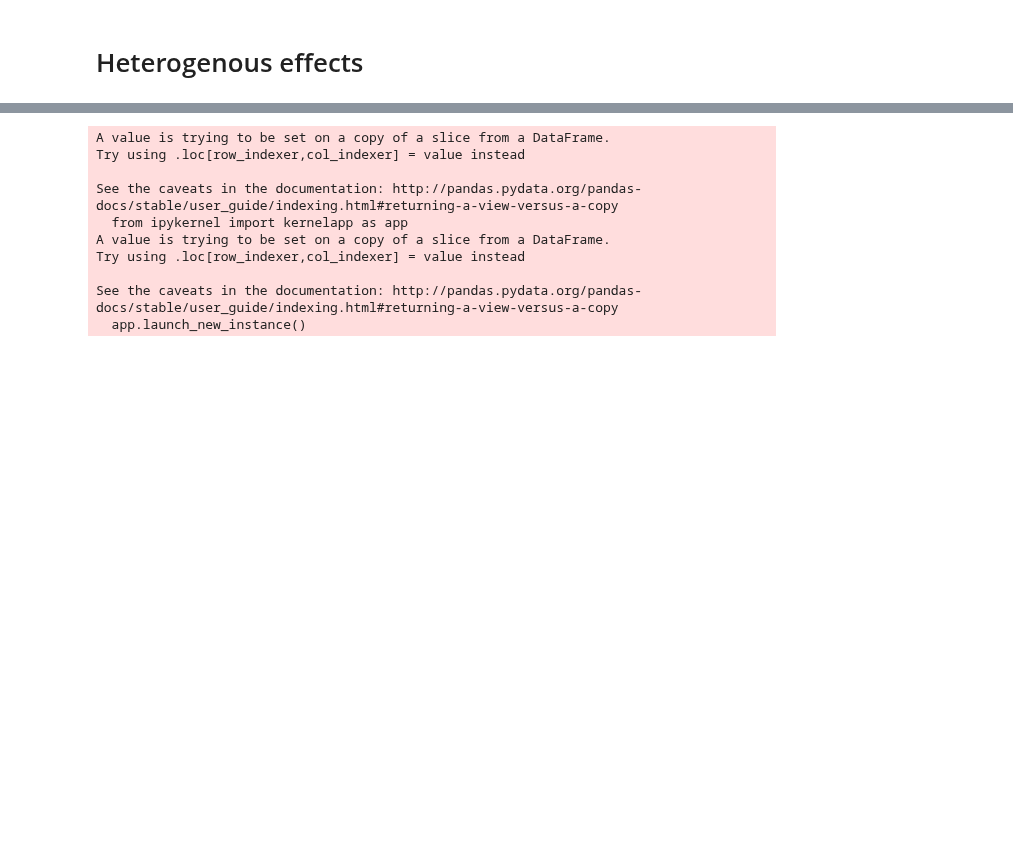
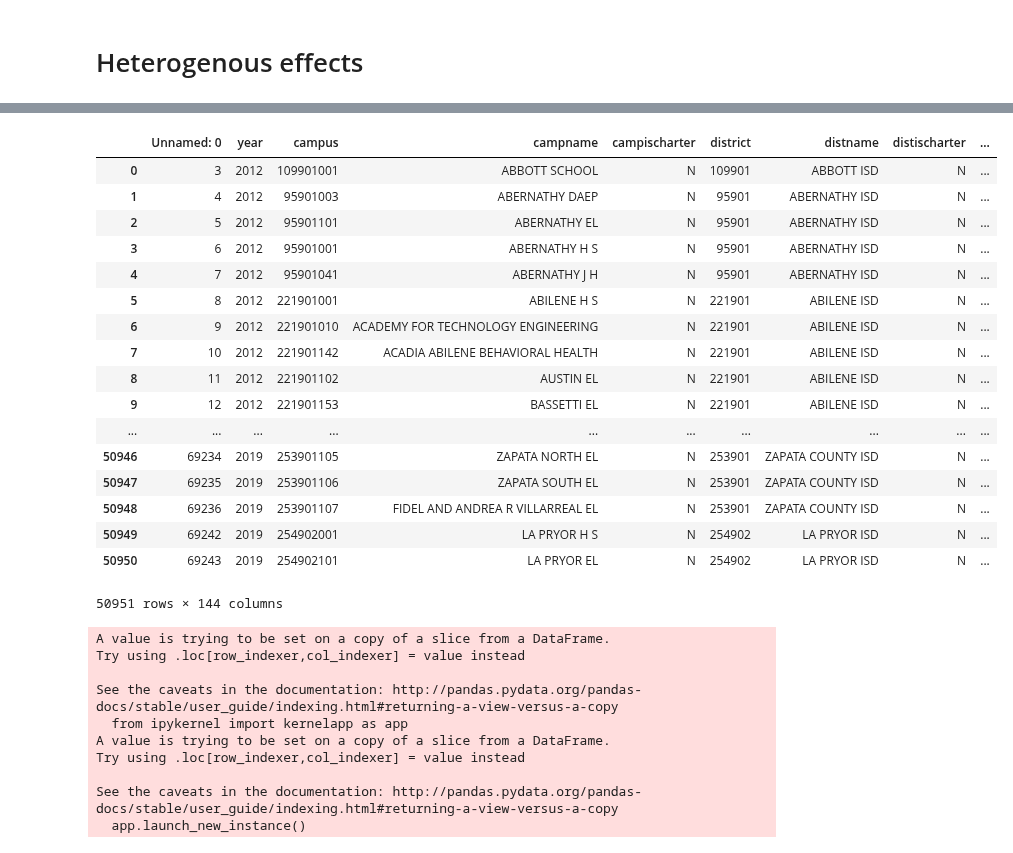
Before and after one commit to KylieLAnglin/dofis, a Jupyter notebook: analysis/causal/gdid.ipynb, the cells around one changed output, grey strips where cells are left out. Saved outputs shown, nothing was run; the diff lists cells and outputs as text; code cells hidden in the pictures; blank space fills up the shorter version.

Commit message:
update GDID with teacher turnover

```diff
--- a/analysis/causal/gdid.ipynb
+++ b/analysis/causal/gdid.ipynb
@@ -118,12 +129,33 @@ PatsyError: Error evaluating factor: NameError: name 'avescores' is not defined
 # %%
 data_pre = data.loc[data.yearpost == -1]
-data_pre = data_pre.rename(columns = {'students_hisp': 'students_hisp_pre'})
+data_pre = data_pre.rename(columns = {'students_hisp': 'students_hisp_pre',
+                                     'teachers_turnover_ratio_d': 'teacher_turnover_pre'})
 data_pre['low_avescores_pre'] = np.where(data_pre.avescores < data_pre.avescores.quantile(.25),1, 0)
 data_pre['high_avescores_pre'] = np.where(data_pre.avescores > data_pre.avescores.quantile(.75),1,0)
-data_pre = data_pre[['campus','students_hisp_pre', 'low_avescores_pre', 'high_avescores_pre']]
+data_pre = data_pre[['campus','students_hisp_pre', 'teacher_turnover_pre', 'low_avescores_pre', 'high_avescores_pre']]
 data_hte = data.merge(data_pre, on = 'campus', how = 'left')
-data_hte['majority_hisp_pre'] = np.where(data_hte.students_hisp_pre > .75, 1, 0)
-#df_hte[['students_hisp', 'students_hisp_pre', 'yearpost']].sample(5)
+data_hte['majority_hisp_pre'] = np.where(data_hte.students_hisp_pre > .6, 1, 0)
+data_hte['high_turnover'] = np.where(data_hte.teacher_turnover_pre > 20, 1, 0)
+data_hte
+# %% [output]
+|  | Unnamed: 0 | year | campus | campname | campischarter | district | distname | distischarter | ... |
+| 0 | 3 | 2012 | 109901001 | ABBOTT SCHOOL | N | 109901 | ABBOTT ISD | N | ... |
+| 1 | 4 | 2012 | 95901003 | ABERNATHY DAEP | N | 95901 | ABERNATHY ISD | N | ... |
+| 2 | 5 | 2012 | 95901101 | ABERNATHY EL | N | 95901 | ABERNATHY ISD | N | ... |
+| 3 | 6 | 2012 | 95901001 | ABERNATHY H S | N | 95901 | ABERNATHY ISD | N | ... |
+| 4 | 7 | 2012 | 95901041 | ABERNATHY J H | N | 95901 | ABERNATHY ISD | N | ... |
+| 5 | 8 | 2012 | 221901001 | ABILENE H S | N | 221901 | ABILENE ISD | N | ... |
+| 6 | 9 | 2012 | 221901010 | ACADEMY FOR TECHNOLOGY ENGINEERING | N | 221901 | ABILENE ISD | N | ... |
+| 7 | 10 | 2012 | 221901142 | ACADIA ABILENE BEHAVIORAL HEALTH | N | 221901 | ABILENE ISD | N | ... |
+| 8 | 11 | 2012 | 221901102 | AUSTIN EL | N | 221901 | ABILENE ISD | N | ... |
+| 9 | 12 | 2012 | 221901153 | BASSETTI EL | N | 221901 | ABILENE ISD | N | ... |
+| ... | ... | ... | ... | ... | ... | ... | ... | ... | ... |
+| 50946 | 69234 | 2019 | 253901105 | ZAPATA NORTH EL | N | 253901 | ZAPATA COUNTY ISD | N | ... |
+| 50947 | 69235 | 2019 | 253901106 | ZAPATA SOUTH EL | N | 253901 | ZAPATA COUNTY ISD | N | ... |
+| 50948 | 69236 | 2019 | 253901107 | FIDEL AND ANDREA R VILLARREAL EL | N | 253901 | ZAPATA COUNTY ISD | N | ... |
+| 50949 | 69242 | 2019 | 254902001 | LA PRYOR H S | N | 254902 | LA PRYOR ISD | N | ... |
+| 50950 | 69243 | 2019 | 254902101 | LA PRYOR EL | N | 254902 | LA PRYOR ISD | N | ... |
+50951 rows × 144 columns
 # %%
 data_pre = data.loc[data.year == 2016]
 data_pre['rural_pre'] = np.where(data_pre.type_description == "RURAL", 1, 0)
```
Also changed, not shown: parts of 13 cells of this notebook.
